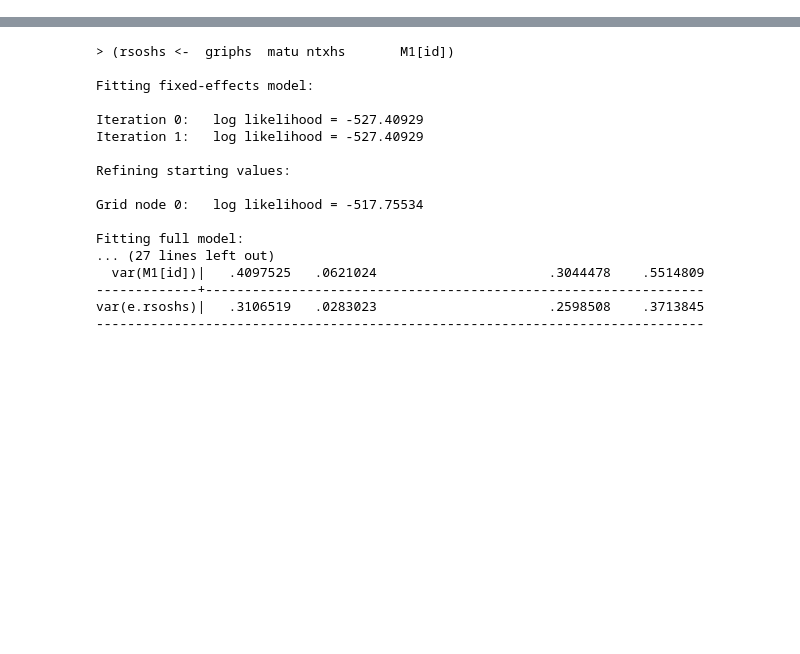
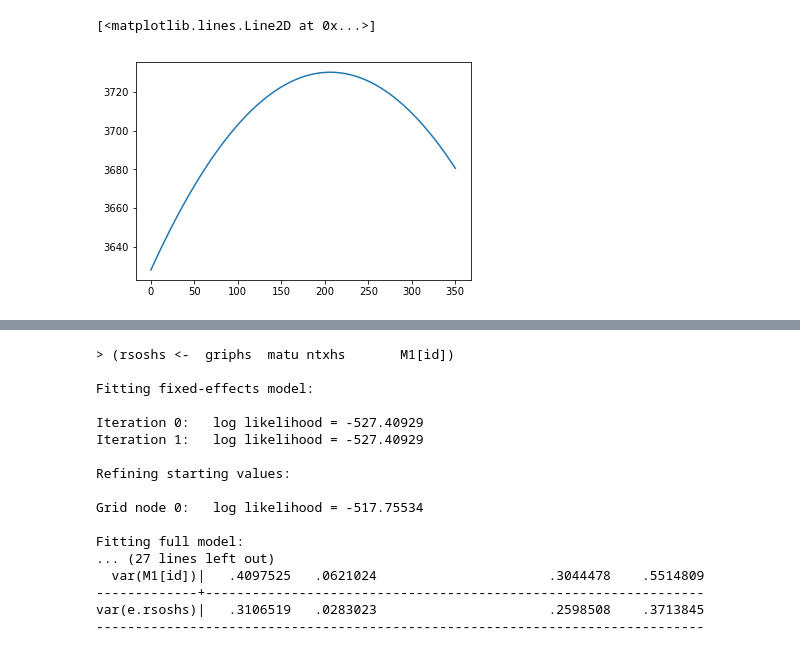
Before and after one commit to kmongeon/exercise_physiology, a Jupyter notebook: scripts/prev_stata_script.ipynb, the cells around one changed output, grey strips where cells are left out. Cells and saved outputs as stored; diff of their text form; code cells hidden in the pictures; blank space fills up the shorter version.

```diff
--- a/scripts/prev_stata_script.ipynb
+++ b/scripts/prev_stata_script.ipynb
@@ -34,0 +600,12 @@ file ./out/dt.dta saved
+# %%
+# create 1000 equally spaced points between -10 and 10
+x = numpy.linspace(0, 350, 1000)
+
+# calculate the y value for each element of the x vector
+y = -0.0024*x**2 + 0.99*x + 3628
+
+fig, ax = plt.subplots()
+ax.plot(x, y)
+# %% [output]
+[<matplotlib.lines.Line2D at 0x...>]
+[figure, added]
```
Also changed, not shown: parts of 47 cells of this notebook, 13 other files.
